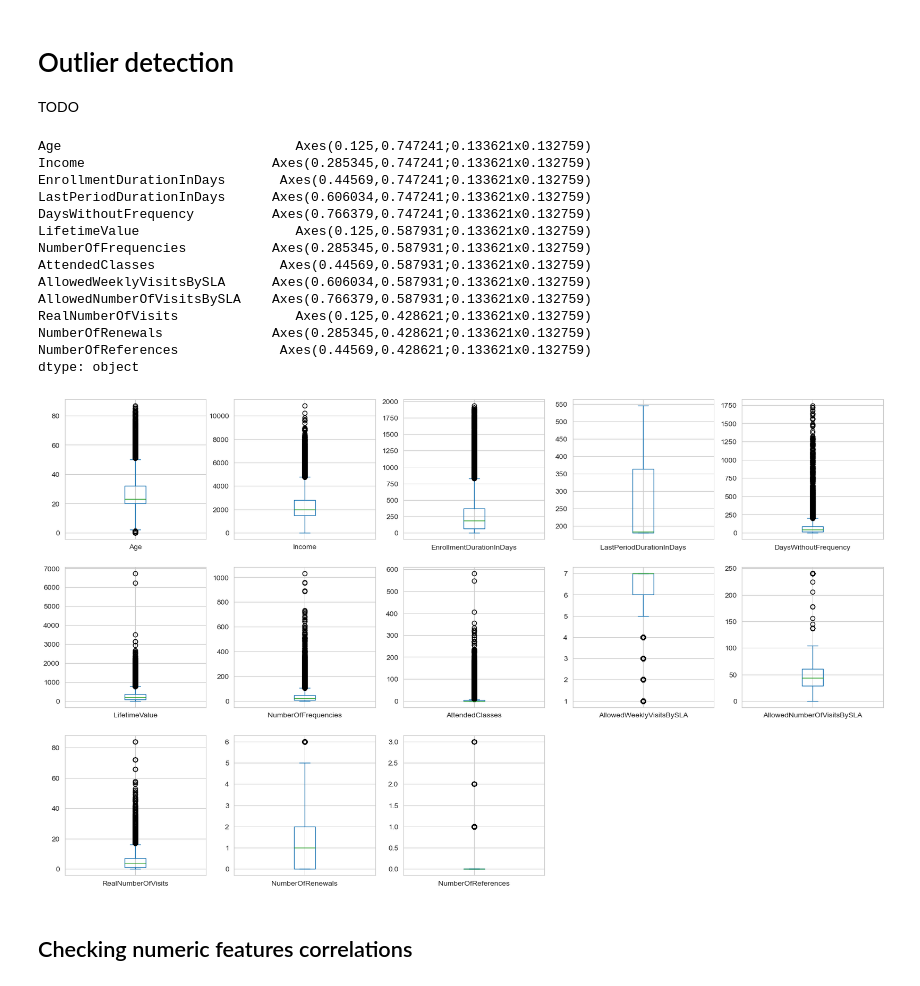
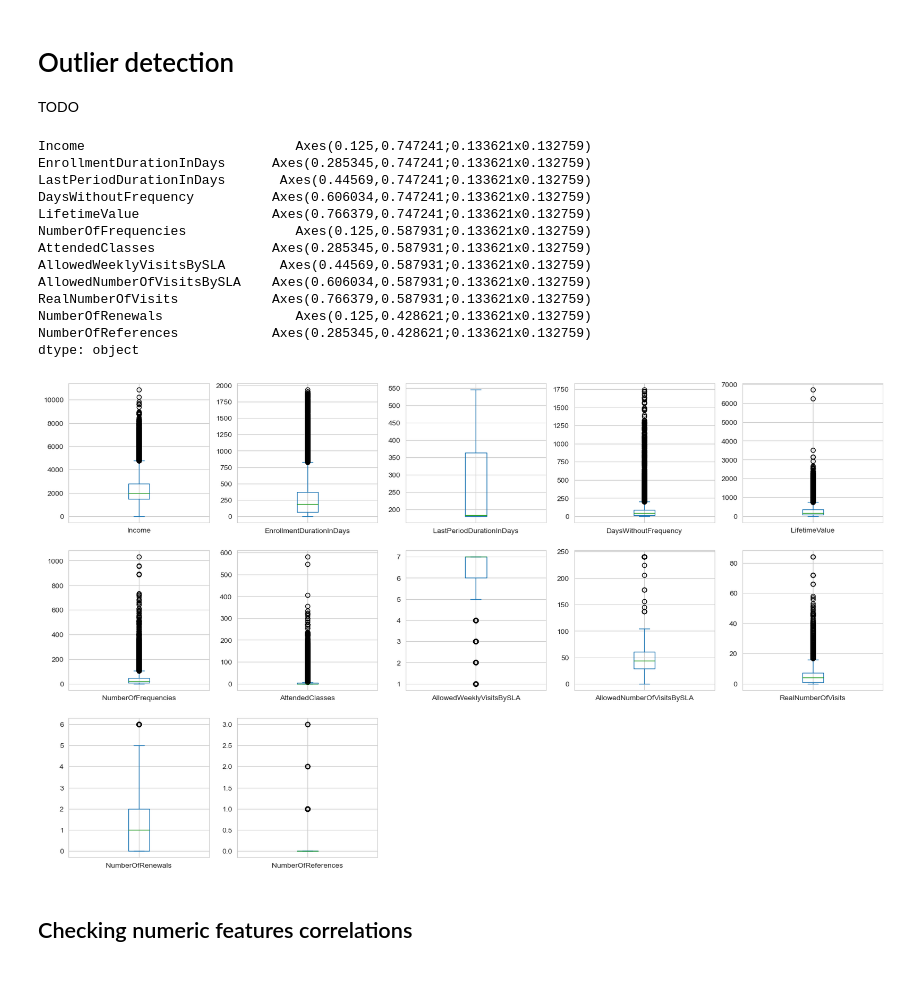
Before and after one commit to carlos-rodrigues75/MDSAA-NOVA-IMS, a Jupyter notebook: data_mining/project/DM2324_Group75.ipynb, the cells around one changed output. Cells and saved outputs as stored; diff of their text form; code cells hidden in the pictures.

```diff
--- a/data_mining/project/DM2324_Group75.ipynb
+++ b/data_mining/project/DM2324_Group75.ipynb
@@ -183,23 +164,22 @@ df.dropna(inplace=True)
 # Outlier detection
 TODO
 # %%
-df[numeric_features].plot(kind='box', subplots=True, layout=(5, 5), figsize=(20, 20))
+# df[numeric_features].plot(kind='box', subplots=True, layout=(5, 5), figsize=(20, 20))
 # %% [output]
-Age                              Axes(0.125,0.747241;0.133621x0.132759)
-Income                        Axes(0.285345,0.747241;0.133621x0.132759)
-EnrollmentDurationInDays       Axes(0.44569,0.747241;0.133621x0.132759)
-LastPeriodDurationInDays      Axes(0.606034,0.747241;0.133621x0.132759)
-DaysWithoutFrequency          Axes(0.766379,0.747241;0.133621x0.132759)
-LifetimeValue                    Axes(0.125,0.587931;0.133621x0.132759)
-NumberOfFrequencies           Axes(0.285345,0.587931;0.133621x0.132759)
-AttendedClasses                Axes(0.44569,0.587931;0.133621x0.132759)
-AllowedWeeklyVisitsBySLA      Axes(0.606034,0.587931;0.133621x0.132759)
-AllowedNumberOfVisitsBySLA    Axes(0.766379,0.587931;0.133621x0.132759)
-RealNumberOfVisits               Axes(0.125,0.428621;0.133621x0.132759)
-NumberOfRenewals              Axes(0.285345,0.428621;0.133621x0.132759)
-NumberOfReferences             Axes(0.44569,0.428621;0.133621x0.132759)
+Income                           Axes(0.125,0.747241;0.133621x0.132759)
+EnrollmentDurationInDays      Axes(0.285345,0.747241;0.133621x0.132759)
+LastPeriodDurationInDays       Axes(0.44569,0.747241;0.133621x0.132759)
+DaysWithoutFrequency          Axes(0.606034,0.747241;0.133621x0.132759)
+LifetimeValue                 Axes(0.766379,0.747241;0.133621x0.132759)
+NumberOfFrequencies              Axes(0.125,0.587931;0.133621x0.132759)
+AttendedClasses               Axes(0.285345,0.587931;0.133621x0.132759)
+AllowedWeeklyVisitsBySLA       Axes(0.44569,0.587931;0.133621x0.132759)
+AllowedNumberOfVisitsBySLA    Axes(0.606034,0.587931;0.133621x0.132759)
+RealNumberOfVisits            Axes(0.766379,0.587931;0.133621x0.132759)
+NumberOfRenewals                 Axes(0.125,0.428621;0.133621x0.132759)
+NumberOfReferences            Axes(0.285345,0.428621;0.133621x0.132759)
 dtype: object
-[figure, old version]
+[figure, new version]
 # %% [markdown]
 ## Checking numeric features correlations
 # %%
```
Also changed, not shown: parts of 5 cells of this notebook.
